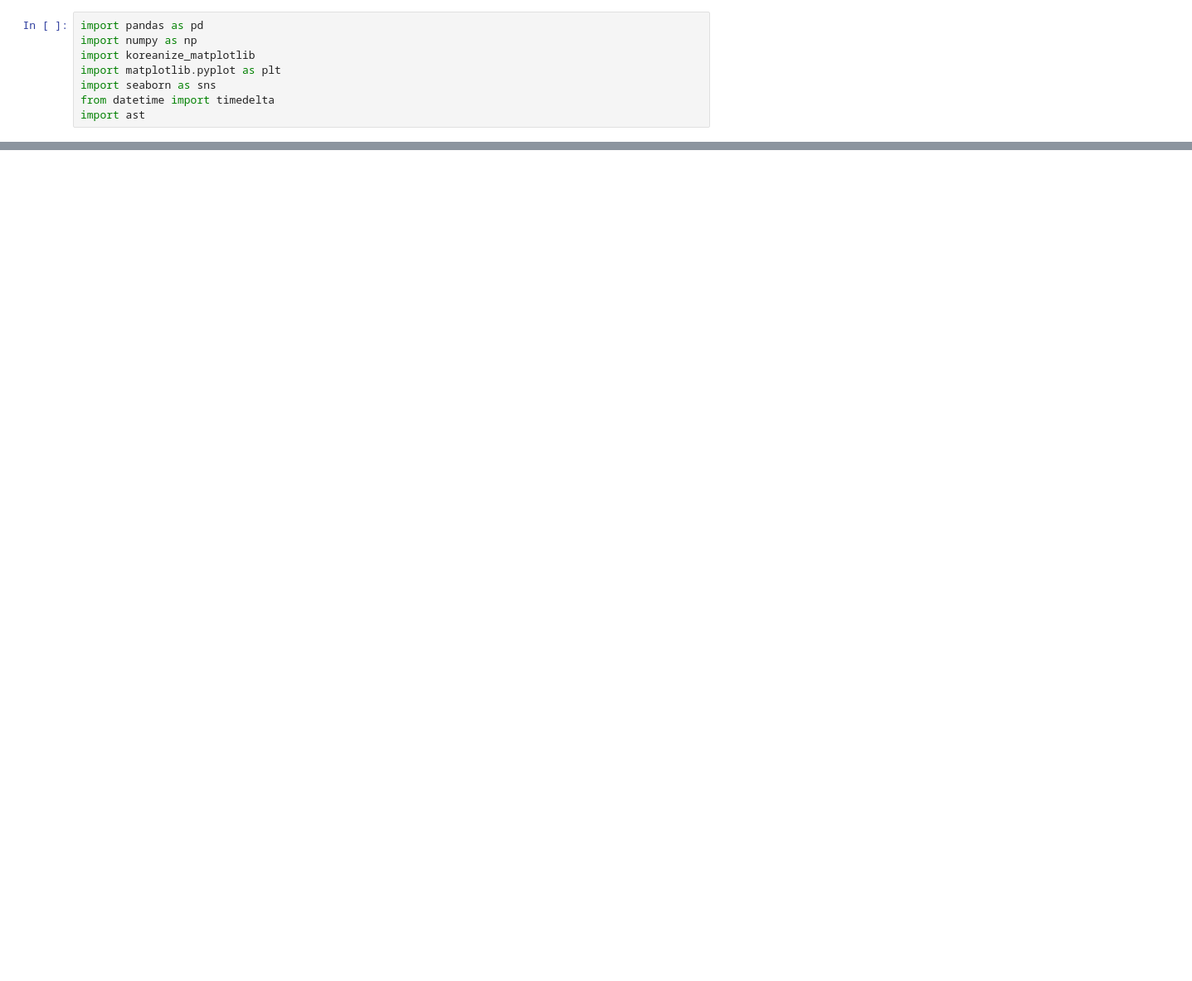
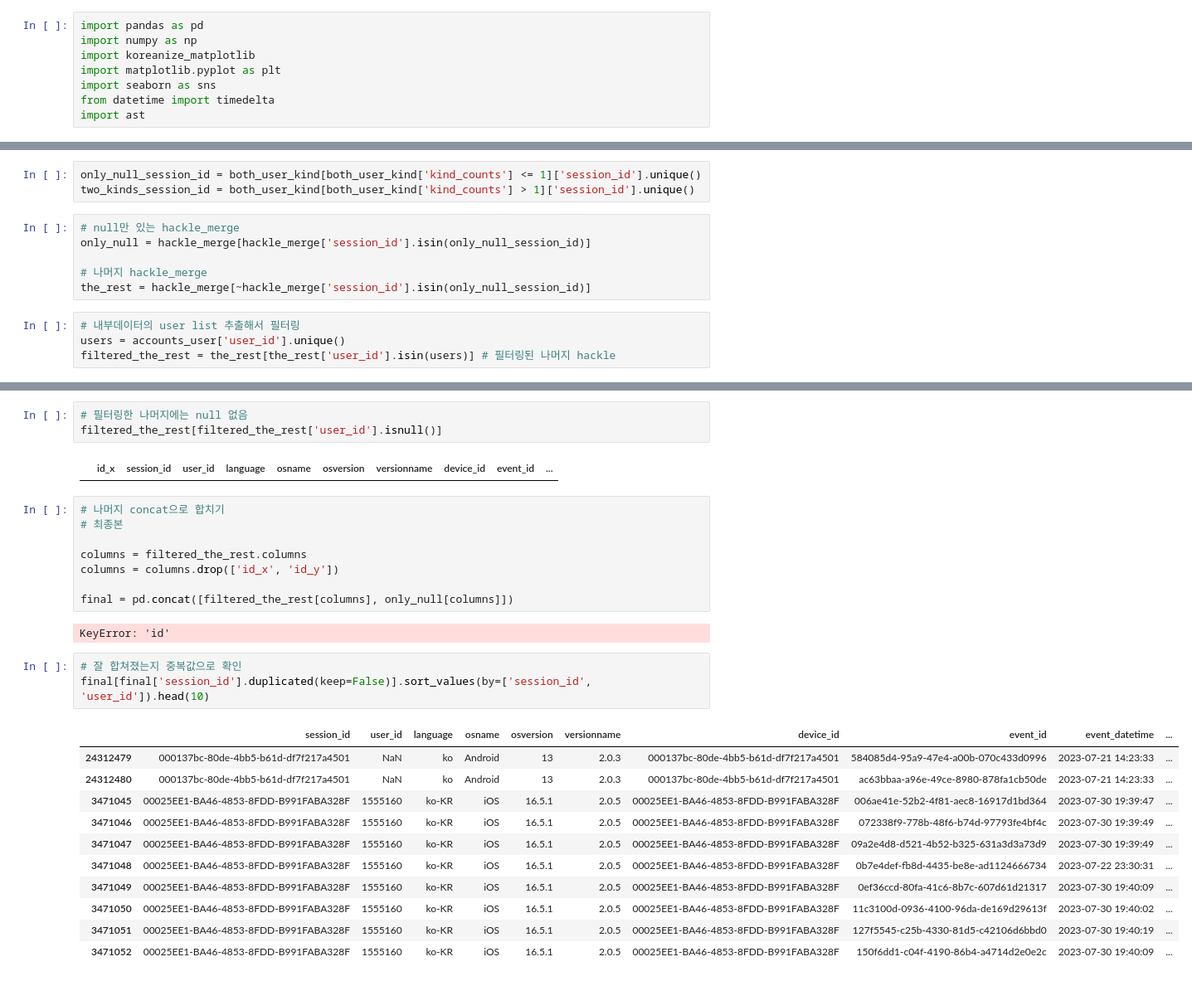
Before and after one commit to EtheriumArchive/Codeit_project, a Jupyter notebook: eda_eunsu_v4.ipynb, the cells around one changed output, grey strips where cells are left out. Shown at 83% size. Drawn from its saved outputs; the diff is of its cells as text; blank space fills up the shorter version.

```diff
--- a/eda_eunsu_v4.ipynb
+++ b/eda_eunsu_v4.ipynb
@@ -34,0 +148,13 @@ polls_usercandidate = pd.read_csv('./dumps/votes_csv/polls_usercandidate.csv')
+# %%
+only_null_session_id = both_user_kind[both_user_kind['kind_counts'] <= 1]['session_id'].unique()
+two_kinds_session_id = both_user_kind[both_user_kind['kind_counts'] > 1]['session_id'].unique()
+# %%
+# null만 있는 hackle_merge
+only_null = hackle_merge[hackle_merge['session_id'].isin(only_null_session_id)]
+
+# 나머지 hackle_merge
+the_rest = hackle_merge[~hackle_merge['session_id'].isin(only_null_session_id)]
+# %%
+# 내부데이터의 user list 추출해서 필터링
+users = accounts_user['user_id'].unique()
+filtered_the_rest = the_rest[the_rest['user_id'].isin(users)] # 필터링된 나머지 hackle
@@ -34,0 +184,30 @@ polls_usercandidate = pd.read_csv('./dumps/votes_csv/polls_usercandidate.csv')
+# %%
+# 필터링한 나머지에는 null 없음
+filtered_the_rest[filtered_the_rest['user_id'].isnull()]
+# %% [output]
+|  | id_x | session_id | user_id | language | osname | osversion | versionname | device_id | event_id | ... |
+# %%
+# 나머지 concat으로 합치기
+# 최종본
+
+columns = filtered_the_rest.columns
+columns = columns.drop(['id_x', 'id_y'])
+
+final = pd.concat([filtered_the_rest[columns], only_null[columns]])
+# %% [output]
+KeyError: 'id'
+# %%
+# 잘 합쳐졌는지 중복값으로 확인
+final[final['session_id'].duplicated(keep=False)].sort_values(by=['session_id', 'user_id']).head(10)
+# %% [output]
+|  | session_id | user_id | language | osname | osversion | versionname | device_id | event_id | event_datetime | ... |
+| 24312479 | 000137bc-80de-4bb5-b61d-df7f217a4501 | NaN | ko | Android | 13 | 2.0.3 | 000137bc-80de-4bb5-b61d-df7f217a4501 | 584085d4-95a9-47e4-a00b-070c433d0996 | 2023-07-21 14:23:33 | ... |
+| 24312480 | 000137bc-80de-4bb5-b61d-df7f217a4501 | NaN | ko | Android | 13 | 2.0.3 | 000137bc-80de-4bb5-b61d-df7f217a4501 | ac63bbaa-a96e-49ce-8980-878fa1cb50de | 2023-07-21 14:23:33 | ... |
+| 3471045 | 00025EE1-BA46-4853-8FDD-B991FABA328F | 1555160 | ko-KR | iOS | 16.5.1 | 2.0.5 | 00025EE1-BA46-4853-8FDD-B991FABA328F | 006ae41e-52b2-4f81-aec8-16917d1bd364 | 2023-07-30 19:39:47 | ... |
+| 3471046 | 00025EE1-BA46-4853-8FDD-B991FABA328F | 1555160 | ko-KR | iOS | 16.5.1 | 2.0.5 | 00025EE1-BA46-4853-8FDD-B991FABA328F | 072338f9-778b-48f6-b74d-97793fe4bf4c | 2023-07-30 19:39:49 | ... |
+| 3471047 | 00025EE1-BA46-4853-8FDD-B991FABA328F | 1555160 | ko-KR | iOS | 16.5.1 | 2.0.5 | 00025EE1-BA46-4853-8FDD-B991FABA328F | 09a2e4d8-d521-4b52-b325-631a3d3a73d9 | 2023-07-30 19:39:49 | ... |
+| 3471048 | 00025EE1-BA46-4853-8FDD-B991FABA328F | 1555160 | ko-KR | iOS | 16.5.1 | 2.0.5 | 00025EE1-BA46-4853-8FDD-B991FABA328F | 0b7e4def-fb8d-4435-be8e-ad1124666734 | 2023-07-22 23:30:31 | ... |
+| 3471049 | 00025EE1-BA46-4853-8FDD-B991FABA328F | 1555160 | ko-KR | iOS | 16.5.1 | 2.0.5 | 00025EE1-BA46-4853-8FDD-B991FABA328F | 0ef36ccd-80fa-41c6-8b7c-607d61d21317 | 2023-07-30 19:40:09 | ... |
+| 3471050 | 00025EE1-BA46-4853-8FDD-B991FABA328F | 1555160 | ko-KR | iOS | 16.5.1 | 2.0.5 | 00025EE1-BA46-4853-8FDD-B991FABA328F | 11c3100d-0936-4100-96da-de169d29613f | 2023-07-30 19:40:02 | ... |
+| 3471051 | 00025EE1-BA46-4853-8FDD-B991FABA328F | 1555160 | ko-KR | iOS | 16.5.1 | 2.0.5 | 00025EE1-BA46-4853-8FDD-B991FABA328F | 127f5545-c25b-4330-81d5-c42106d6bbd0 | 2023-07-30 19:40:19 | ... |
+| 3471052 | 00025EE1-BA46-4853-8FDD-B991FABA328F | 1555160 | ko-KR | iOS | 16.5.1 | 2.0.5 | 00025EE1-BA46-4853-8FDD-B991FABA328F | 150f6dd1-c04f-4190-86b4-a4714d2e0e2c | 2023-07-30 19:40:09 | ... |
```
Also changed, not shown: parts of 17 cells of this notebook.
